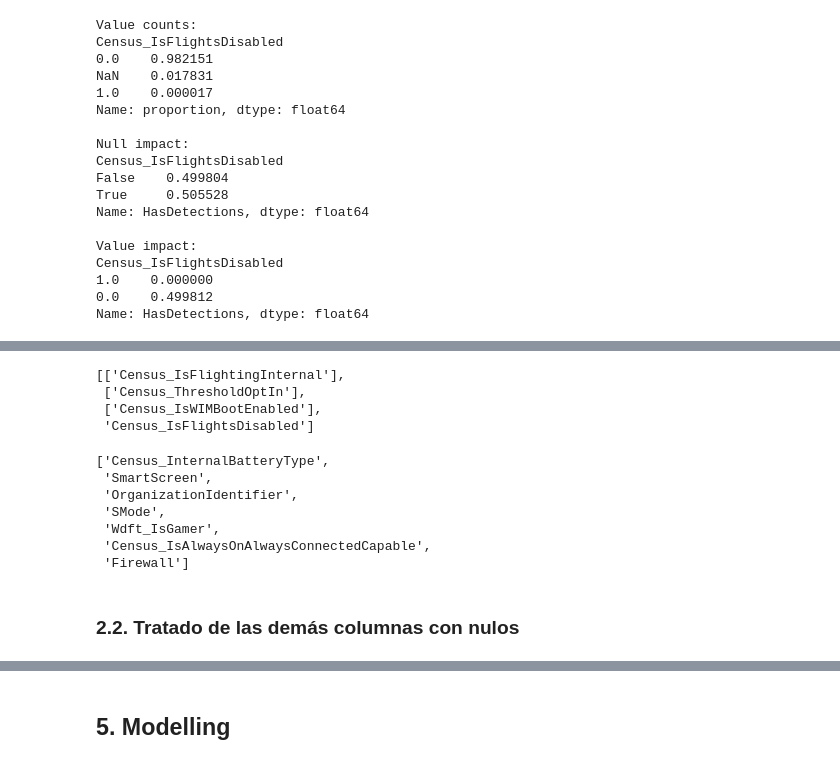
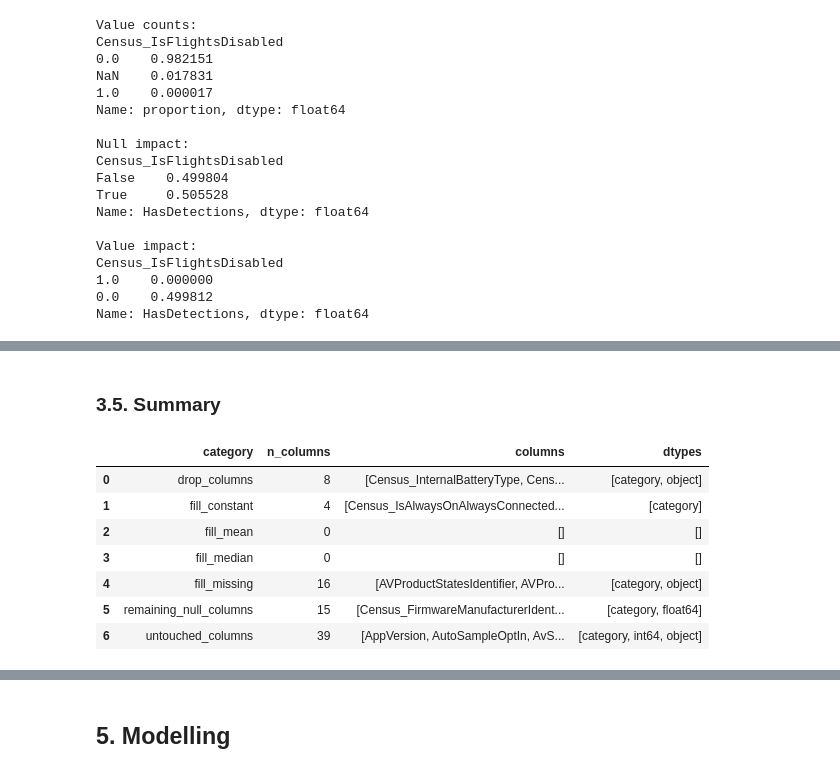
Before and after one commit to Ehunankakoa/nuclio-datascience_AI, a Jupyter notebook: Entregable_2/Entregable_2.ipynb, the cells around one changed output, grey strips where cells are left out. Drawn from its saved outputs; the diff is of its cells as text; code cells hidden in the pictures.

```diff
--- a/Entregable_2/Entregable_2.ipynb
+++ b/Entregable_2/Entregable_2.ipynb
@@ -955,19 +901,13 @@ cleaner.show_nulls()
-# %%
-cleaner.dropped_columns
-# %% [output]
-[['Census_IsFlightingInternal'],
- ['Census_ThresholdOptIn'],
- ['Census_IsWIMBootEnabled'],
- 'Census_IsFlightsDisabled']
-# %%
-cleaner.fill_constant_list
-# %% [output]
-['Census_InternalBatteryType',
- 'SmartScreen',
- 'OrganizationIdentifier',
- 'SMode',
- 'Wdft_IsGamer',
- 'Census_IsAlwaysOnAlwaysConnectedCapable',
- 'Firewall']
-# %% [markdown]
-### 2.2. Tratado de las demás columnas con nulos
+# %% [markdown]
+### 3.5. Summary
+# %%
+inspector1.imputation_summary()
+# %% [output]
+|  | category | n_columns | columns | dtypes |
+| 0 | drop_columns | 8 | [Census_InternalBatteryType, Cens... | [category, object] |
+| 1 | fill_constant | 4 | [Census_IsAlwaysOnAlwaysConnected... | [category] |
+| 2 | fill_mean | 0 | [] | [] |
+| 3 | fill_median | 0 | [] | [] |
+| 4 | fill_missing | 16 | [AVProductStatesIdentifier, AVPro... | [category, object] |
+| 5 | remaining_null_columns | 15 | [Census_FirmwareManufacturerIdent... | [category, float64] |
+| 6 | untouched_columns | 39 | [AppVersion, AutoSampleOptIn, AvS... | [category, int64, object] |
```
Also changed, not shown: parts of 22 cells of this notebook.
